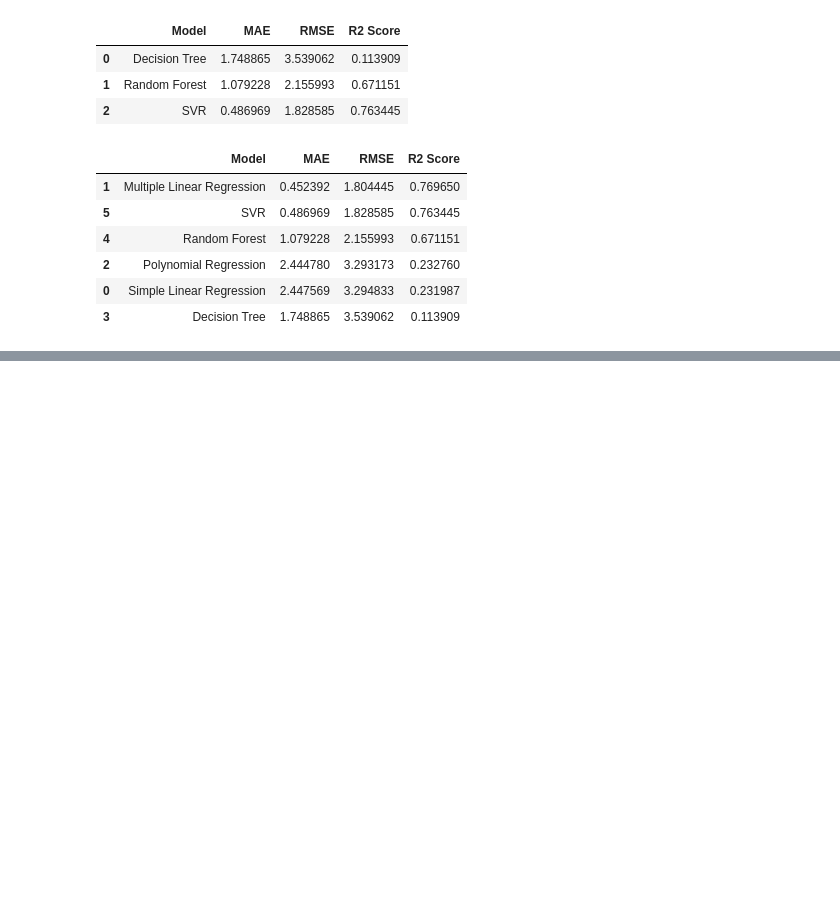
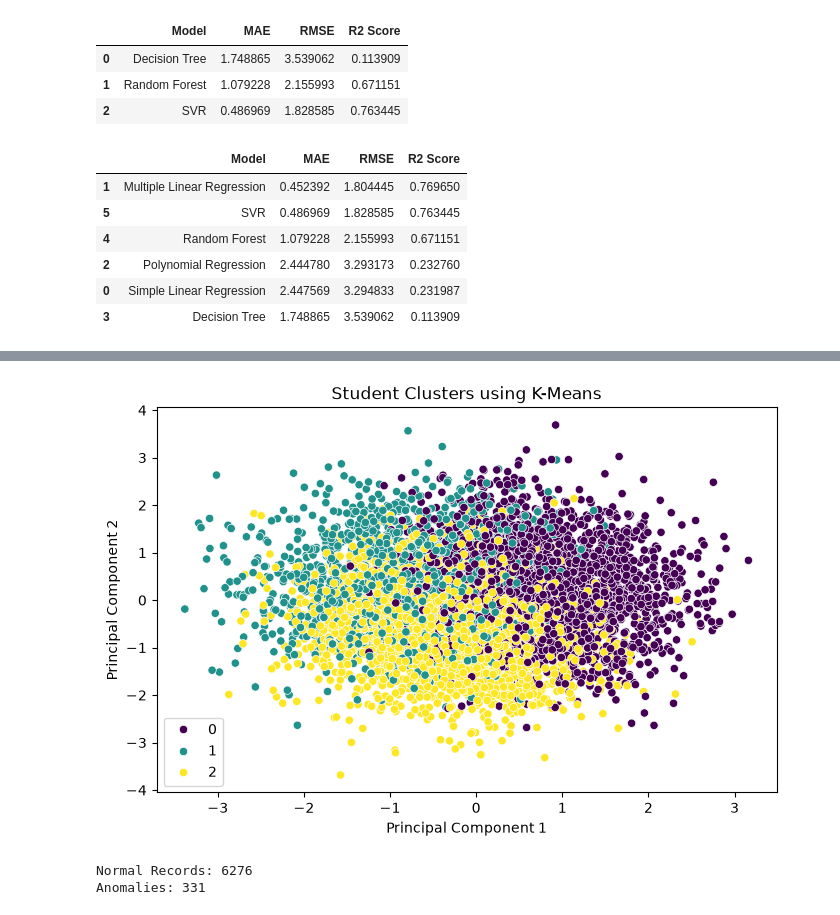
Before and after one commit to mdraihanmostafa746-coder/Student-Academic-Performance-Analysis-and-Prediction, a Jupyter notebook: notebooks/student_performance_analysis.ipynb, the cells around one changed output, grey strips where cells are left out. Cells and saved outputs as stored; diff of their text form; code cells hidden in the pictures; blank space fills up the shorter version.

Commit message:
Complete Unsupervised Learning — Clustering & Anomaly Detection

```diff
--- a/notebooks/student_performance_analysis.ipynb
+++ b/notebooks/student_performance_analysis.ipynb
@@ -1172,0 +1175,18 @@ all_models_comparison.sort_values(
+# %%
+from sklearn.cluster import KMeans
+from sklearn.decomposition import PCA
+
+X_cluster = preprocessor.fit_transform(X)
+
+# Convert to dense array if sparse
+if hasattr(X_cluster, "toarray"):
+    X_cluster = X_cluster.toarray()
+
+kmeans = KMeans(n_clusters=3, random_state=42, n_init=10)
+
+clusters = kmeans.fit_predict(X_cluster)
+
+df_cluster = df_clean.copy()
+df_cluster['Cluster'] = clusters
+
+df_cluster[['Exam_Score', 'Cluster']].head()
@@ -1172,0 +1200,37 @@ all_models_comparison.sort_values(
+# %%
+pca_cluster = PCA(n_components=2)
+
+X_cluster_2d = pca_cluster.fit_transform(X_cluster)
+
+plt.figure(figsize=(8, 5))
+
+sns.scatterplot(
+    x=X_cluster_2d[:, 0],
+    y=X_cluster_2d[:, 1],
+    hue=clusters,
+    palette='viridis'
+)
+
+plt.title("Student Clusters using K-Means")
+plt.xlabel("Principal Component 1")
+plt.ylabel("Principal Component 2")
+plt.show()
+# %% [output]
+[figure, added]
+# %%
+from sklearn.ensemble import IsolationForest
+
+iso_forest = IsolationForest(
+    contamination=0.05,
+    random_state=42
+)
+
+anomaly_labels = iso_forest.fit_predict(X_cluster)
+
+df_cluster['Anomaly'] = anomaly_labels
+
+print("Normal Records:", (anomaly_labels == 1).sum())
+print("Anomalies:", (anomaly_labels == -1).sum())
+# %% [output]
+Normal Records: 6276
+Anomalies: 331
```
Also changed, not shown: parts of 3 cells of this notebook.
